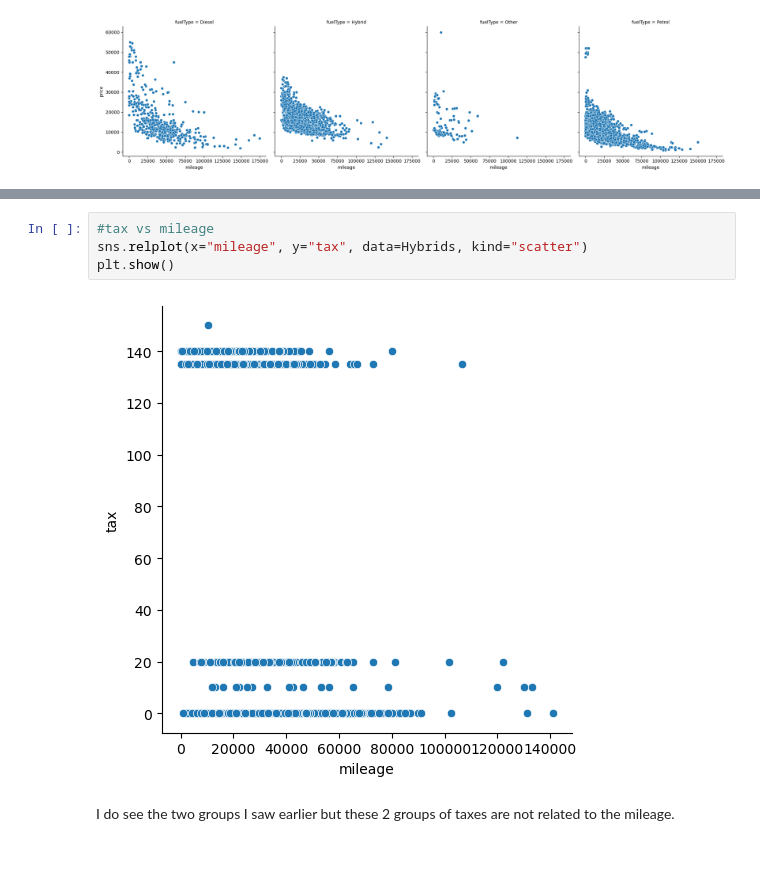
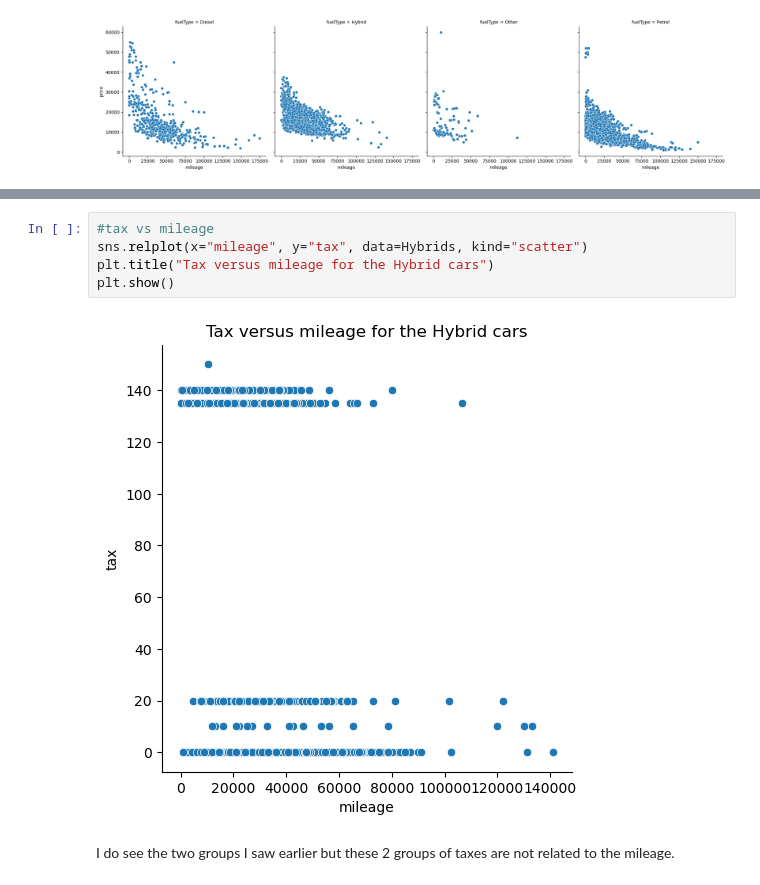
Before and after one commit to flylight-max/project-Datacamp, a Jupyter notebook: my_analysis_car_sales.ipynb, the cells around one changed output, grey strips where cells are left out. Cells and saved outputs as stored; diff of their text form; blank space fills up the shorter version.

```diff
--- a/my_analysis_car_sales.ipynb
+++ b/my_analysis_car_sales.ipynb
@@ -569,9 +580,10 @@ plt.show()
 # %%
 #tax vs mileage
 sns.relplot(x="mileage", y="tax", data=Hybrids, kind="scatter")
+plt.title("Tax versus mileage for the Hybrid cars")
 plt.show()
 # %% [output]
-[figure, old version]
+[figure, new version]
 # %% [markdown]
 I do see the two groups I saw earlier but these 2 groups of taxes are not related to the mileage.
 # %%
```
Also changed, not shown: parts of 24 cells of this notebook.
